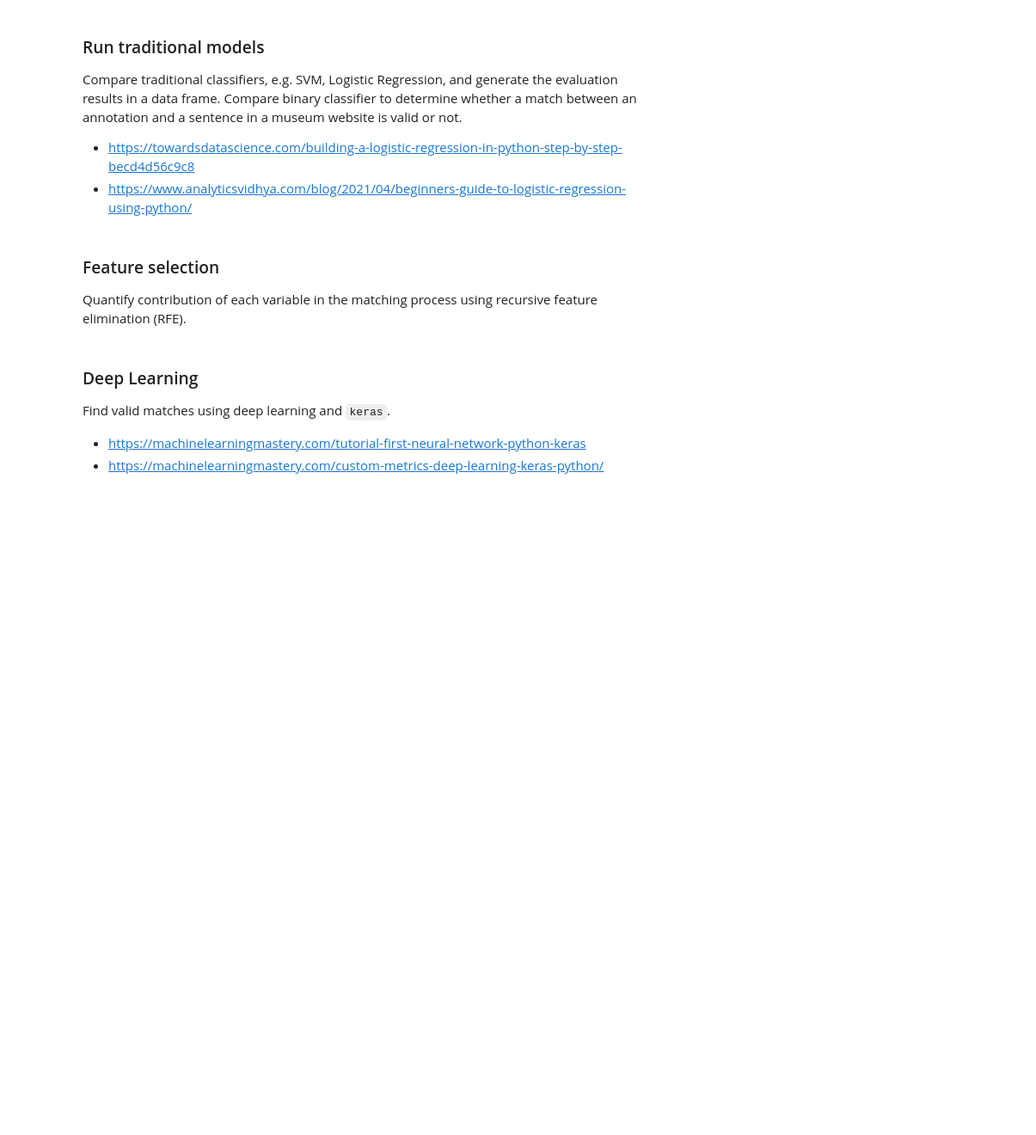
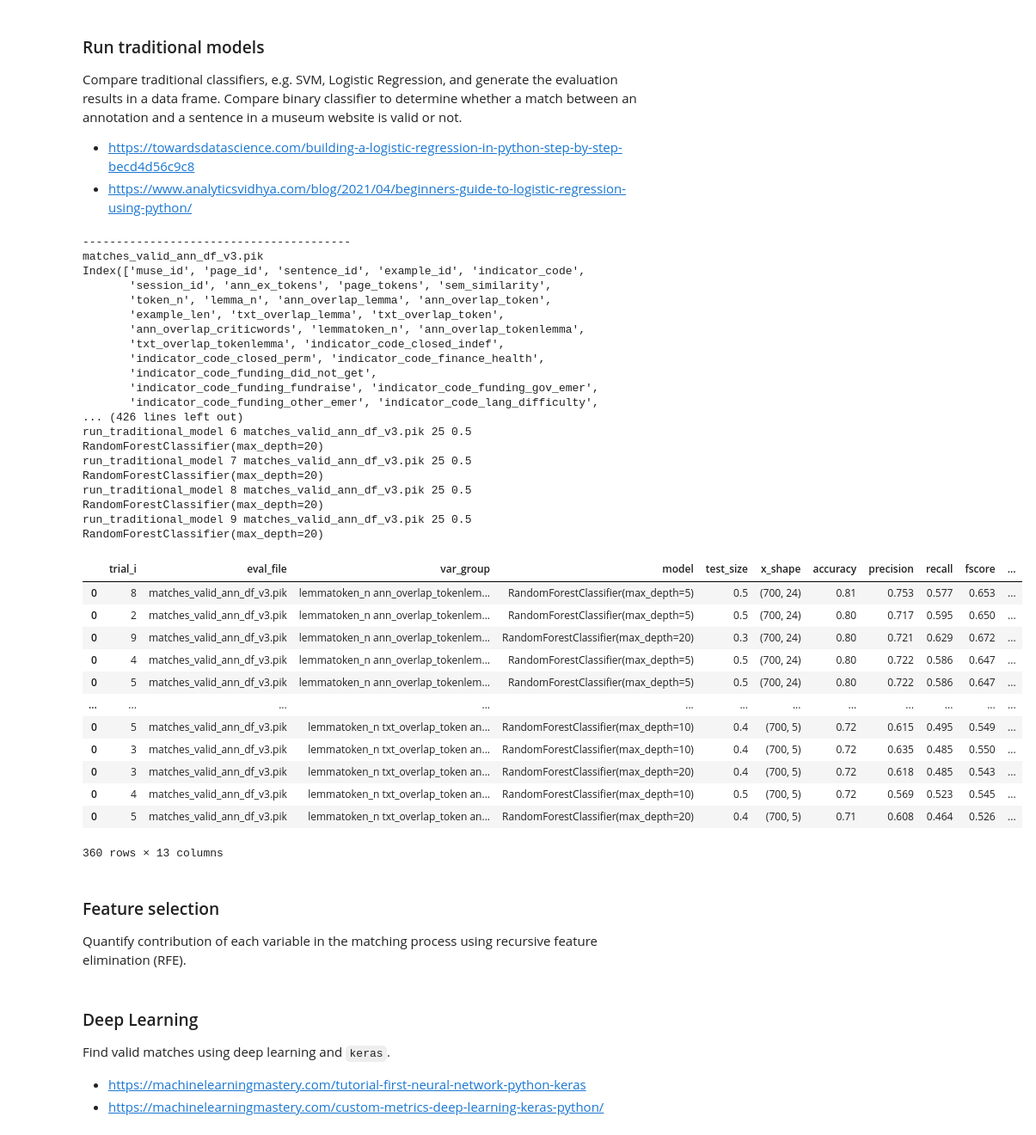
Before and after one commit to Birkbeck/museums-in-the-pandemic, a Jupyter notebook: mip/notebooks/01_indicator_match_validation.ipynb, the cells around one changed output. Shown at 86% size. Cells and saved outputs as stored; diff of their text form; code cells hidden in the pictures; blank space fills up the shorter version.

Commit message:
matching evaluation dataset v3

```diff
--- a/mip/notebooks/01_indicator_match_validation.ipynb
+++ b/mip/notebooks/01_indicator_match_validation.ipynb
@@ -590,0 +591,9 @@ TODO
+# %%
+valid_ann_df = pd.read_excel(out_folder+'data/annotations/match_sample_for_validation-v8.xlsx')
+valid_ann_df['valid_match_b'] = valid_ann_df['valid_match'].map({'T': True, 'F': False})
+valid_ann_df.to_pickle(out_folder+'tmp/matches_valid_ann_df_v3.pik')
+
+indicator_dummy_df = pd.get_dummies(valid_ann_df[['indicator_code']], drop_first=True)
+indicator_dummy_vars = indicator_dummy_df.columns
+
+valid_ann_df['valid_match_b'].value_counts()
@@ -713,7 +816,7 @@ def run_traditional_model(num_df, valid_ann_df_fn, var_group, test_size, clf):
     return subdf
 
 # prep variables
-eval_dfs = [ 'matches_valid_ann_df_v2.pik']
+eval_dfs = [ 'matches_valid_ann_df_v3.pik']
 
 in_var_groups = [
     #['txt_overlap_tokenlemma'],
@@ -721,8 +824,8 @@ in_var_groups = [
     #['ann_overlap_criticwords'],
     #['txt_overlap_token','txt_overlap_lemma','ann_overlap_criticwords'],
     #['txt_overlap_token','ann_overlap_criticwords','example_len'],
-    ['lemmatoken_n','txt_overlap_token','ann_overlap_criticwords','example_len'],
-    ['lemmatoken_n','ann_overlap_tokenlemma','txt_overlap_lemma','example_len'],
+    ['lemmatoken_n','txt_overlap_token','ann_overlap_criticwords','example_len','sem_similarity'],
+    ['lemmatoken_n','ann_overlap_tokenlemma','txt_overlap_lemma','example_len','sem_similarity'],
 ]
 
 var_groups = []
@@ -759,33 +862,64 @@ assert len(models) > 0
 # generate all results (SLOW)
 for valid_ann_df_fn in eval_dfs:
     # load validation dataset
     print(40*'-')
     print(valid_ann_df_fn)
     valid_ann_df = pd.read_pickle(out_folder+'data/annotations/'+valid_ann_df_fn)
 
     for var_group in var_groups:
         # extract numeric matrix
         #if not pd.Series(var_group).isin(valid_ann_df.columns).all():
         # skip
         #    continue
         print(valid_ann_df.columns)
         print(var_group)
         num_df = valid_ann_df[var_group]
         # loop through test sizes
         for test_size in split_sizes:
             # loop through models
             for clf in models:
                 # repeat trial N times
                 for i in range(repeat_trials):
                     subdf = run_traditional_model(num_df, valid_ann_df_fn, var_group, test_size, clf)
                     subdf['trial_i'] = i
                     resdf = pd.concat([resdf, subdf])
         del num_df
     del valid_ann_df
 
 resdf = resdf.sort_values(by='accuracy', ascending=False)
 resdf.to_excel(out_folder+'tmp/match_validation_comparison_traditional_models.xlsx', index=False)
 resdf
+# %% [output]
+----------------------------------------
+matches_valid_ann_df_v3.pik
+Index(['muse_id', 'page_id', 'sentence_id', 'example_id', 'indicator_code',
+       'session_id', 'ann_ex_tokens', 'page_tokens', 'sem_similarity',
+       'token_n', 'lemma_n', 'ann_overlap_lemma', 'ann_overlap_token',
+       'example_len', 'txt_overlap_lemma', 'txt_overlap_token',
+       'ann_overlap_criticwords', 'lemmatoken_n', 'ann_overlap_tokenlemma',
+       'txt_overlap_tokenlemma', 'indicator_code_closed_indef',
+       'indicator_code_closed_perm', 'indicator_code_finance_health',
+       'indicator_code_funding_did_not_get',
+       'indicator_code_funding_fundraise', 'indicator_code_funding_gov_emer',
+       'indicator_code_funding_other_emer', 'indicator_code_lang_difficulty',
+... (426 lines left out)
+run_traditional_model 6 matches_valid_ann_df_v3.pik 25 0.5 RandomForestClassifier(max_depth=20)
+run_traditional_model 7 matches_valid_ann_df_v3.pik 25 0.5 RandomForestClassifier(max_depth=20)
+run_traditional_model 8 matches_valid_ann_df_v3.pik 25 0.5 RandomForestClassifier(max_depth=20)
+run_traditional_model 9 matches_valid_ann_df_v3.pik 25 0.5 RandomForestClassifier(max_depth=20)
+|  | trial_i | eval_file | var_group | model | test_size | x_shape | accuracy | precision | recall | fscore | ... |
+| 0 | 8 | matches_valid_ann_df_v3.pik | lemmatoken_n ann_overlap_tokenlem... | RandomForestClassifier(max_depth=5) | 0.5 | (700, 24) | 0.81 | 0.753 | 0.577 | 0.653 | ... |
+| 0 | 2 | matches_valid_ann_df_v3.pik | lemmatoken_n ann_overlap_tokenlem... | RandomForestClassifier(max_depth=5) | 0.5 | (700, 24) | 0.80 | 0.717 | 0.595 | 0.650 | ... |
+| 0 | 9 | matches_valid_ann_df_v3.pik | lemmatoken_n ann_overlap_tokenlem... | RandomForestClassifier(max_depth=20) | 0.3 | (700, 24) | 0.80 | 0.721 | 0.629 | 0.672 | ... |
+| 0 | 4 | matches_valid_ann_df_v3.pik | lemmatoken_n ann_overlap_tokenlem... | RandomForestClassifier(max_depth=5) | 0.5 | (700, 24) | 0.80 | 0.722 | 0.586 | 0.647 | ... |
+| 0 | 5 | matches_valid_ann_df_v3.pik | lemmatoken_n ann_overlap_tokenlem... | RandomForestClassifier(max_depth=5) | 0.5 | (700, 24) | 0.80 | 0.722 | 0.586 | 0.647 | ... |
+| ... | ... | ... | ... | ... | ... | ... | ... | ... | ... | ... | ... |
+| 0 | 5 | matches_valid_ann_df_v3.pik | lemmatoken_n txt_overlap_token an... | RandomForestClassifier(max_depth=10) | 0.4 | (700, 5) | 0.72 | 0.615 | 0.495 | 0.549 | ... |
+| 0 | 3 | matches_valid_ann_df_v3.pik | lemmatoken_n txt_overlap_token an... | RandomForestClassifier(max_depth=10) | 0.4 | (700, 5) | 0.72 | 0.635 | 0.485 | 0.550 | ... |
+| 0 | 3 | matches_valid_ann_df_v3.pik | lemmatoken_n txt_overlap_token an... | RandomForestClassifier(max_depth=20) | 0.4 | (700, 5) | 0.72 | 0.618 | 0.485 | 0.543 | ... |
+| 0 | 4 | matches_valid_ann_df_v3.pik | lemmatoken_n txt_overlap_token an... | RandomForestClassifier(max_depth=10) | 0.5 | (700, 5) | 0.72 | 0.569 | 0.523 | 0.545 | ... |
+| 0 | 5 | matches_valid_ann_df_v3.pik | lemmatoken_n txt_overlap_token an... | RandomForestClassifier(max_depth=20) | 0.4 | (700, 5) | 0.71 | 0.608 | 0.464 | 0.526 | ... |
+360 rows × 13 columns
 # %% [markdown]
 ### Feature selection
 
```
Also changed, not shown: parts of 32 cells of this notebook, 7 other files.
